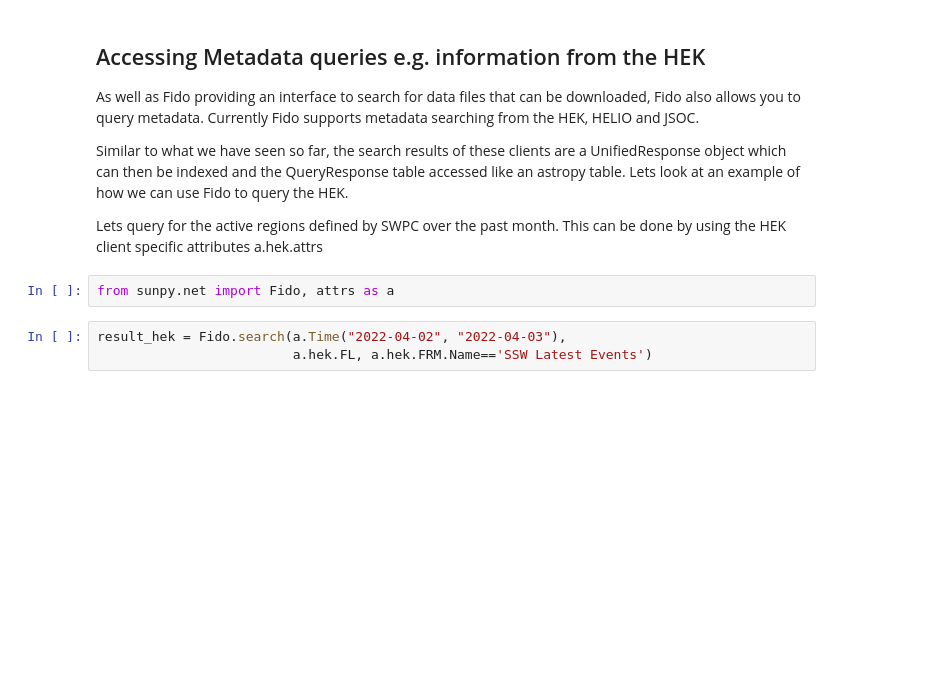
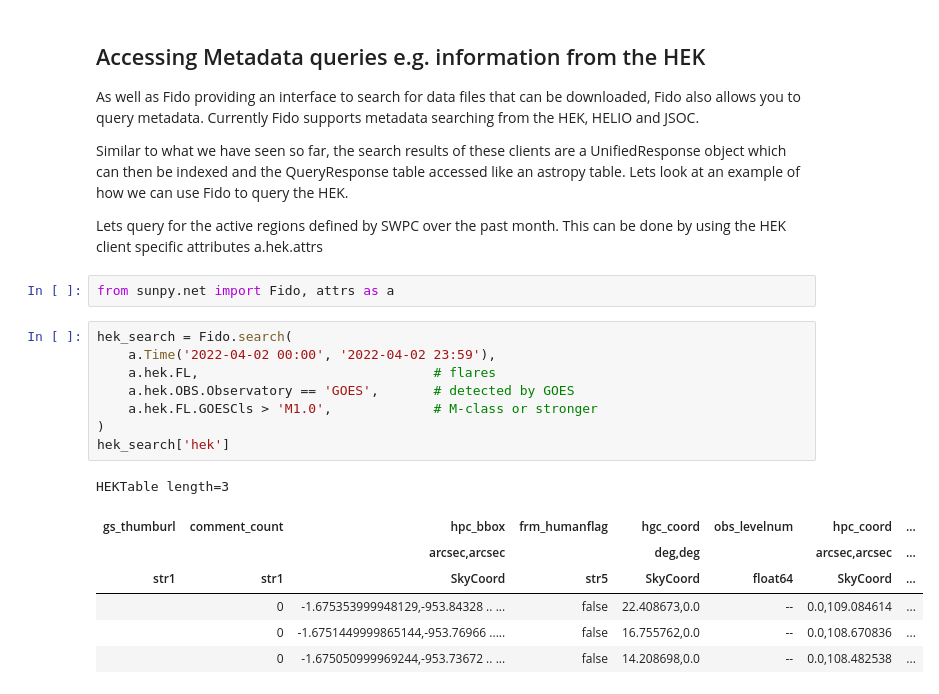
Before and after one commit to hayesla/ESPD_2026, a Jupyter notebook: 1_solar_data_search_and_download.ipynb, the cells around one changed output. Cells and saved outputs as stored; diff of their text form; blank space fills up the shorter version.

```diff
--- a/1_solar_data_search_and_download.ipynb
+++ b/1_solar_data_search_and_download.ipynb
@@ -352,6 +461,19 @@ Lets query for the active regions defined by SWPC over the past month. This can
 # %%
 from sunpy.net import Fido, attrs as a
 # %%
-result_hek = Fido.search(a.Time("2022-04-02", "2022-04-03"),
-                         a.hek.FL, a.hek.FRM.Name=='SSW Latest Events')
+hek_search = Fido.search(
+    a.Time('2022-04-02 00:00', '2022-04-02 23:59'),
+    a.hek.FL,                              # flares
+    a.hek.OBS.Observatory == 'GOES',       # detected by GOES
+    a.hek.FL.GOESCls > 'M1.0',             # M-class or stronger
+)
+hek_search['hek']
+# %% [output]
+HEKTable length=3
+| gs_thumburl | comment_count | hpc_bbox | frm_humanflag | hgc_coord | obs_levelnum | hpc_coord | ... |
+|  |  | arcsec,arcsec |  | deg,deg |  | arcsec,arcsec | ... |
+| str1 | str1 | SkyCoord | str5 | SkyCoord | float64 | SkyCoord | ... |
+|  | 0 | -1.675353999948129,-953.84328 .. ... | false | 22.408673,0.0 | -- | 0.0,109.084614 | ... |
+|  | 0 | -1.6751449999865144,-953.76966 ..... | false | 16.755762,0.0 | -- | 0.0,108.670836 | ... |
+|  | 0 | -1.675050999969244,-953.73672 .. ... | false | 14.208698,0.0 | -- | 0.0,108.482538 | ... |
 # %%
```
Also changed, not shown: parts of 17 cells of this notebook.
